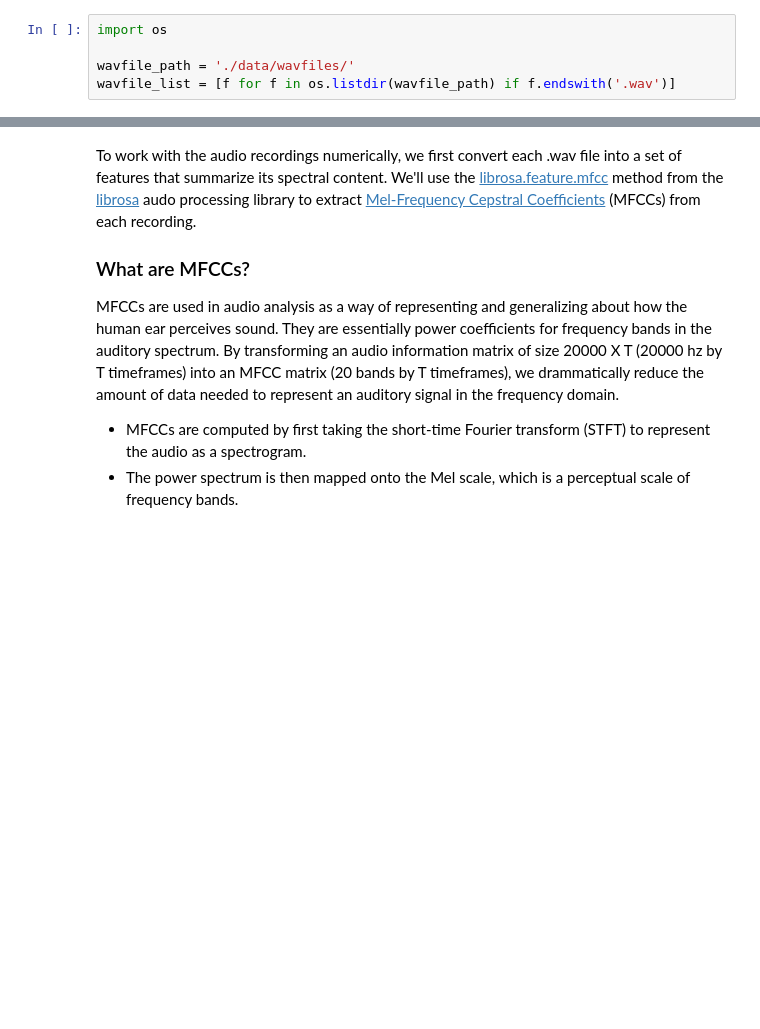
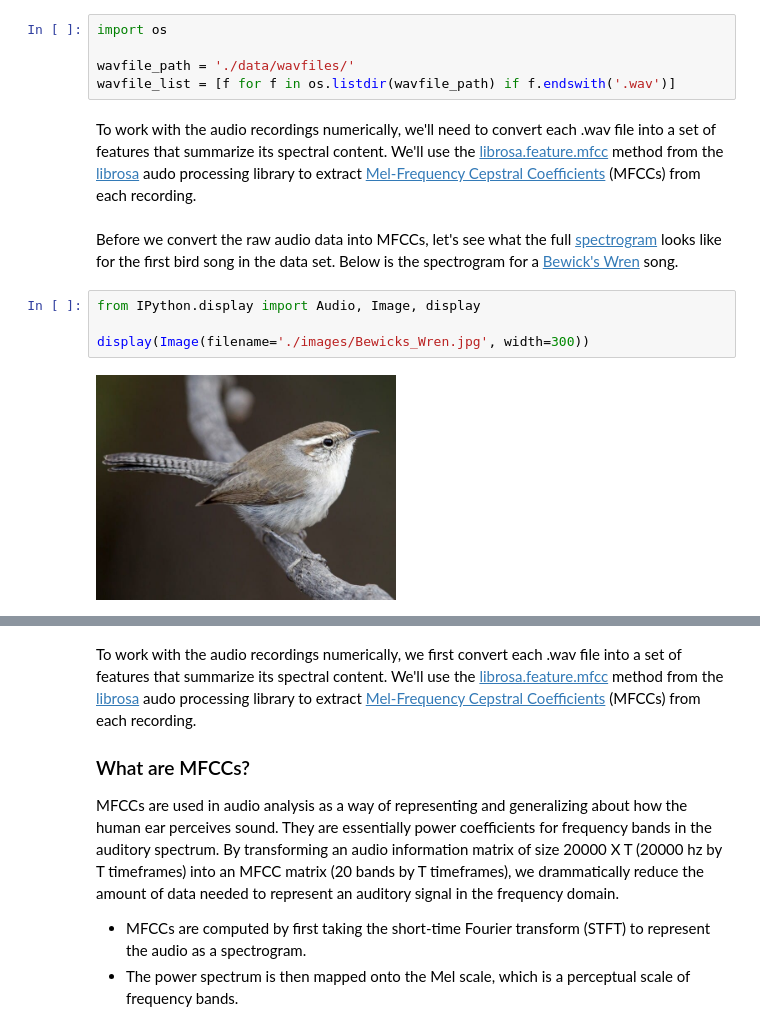
Before and after one commit to PaulHBartley/DTSA-5510, a Jupyter notebook: DTSA-5510_final_project.ipynb, the cells around one changed output, grey strips where cells are left out. Cells and saved outputs as stored; diff of their text form; blank space fills up the shorter version.

```diff
--- a/DTSA-5510_final_project.ipynb
+++ b/DTSA-5510_final_project.ipynb
@@ -143,3 +148,14 @@ import os
 
 wavfile_path = './data/wavfiles/'
 wavfile_list = [f for f in os.listdir(wavfile_path) if f.endswith('.wav')]
+# %% [markdown]
+To work with the audio recordings numerically, we'll need to convert each .wav file into a set of features that summarize its spectral content.
+We'll use the [librosa.feature.mfcc](https://librosa.org/doc/main/generated/librosa.feature.mfcc.html) method from the [librosa](https://librosa.org/) audo processing library to extract [Mel-Frequency Cepstral Coefficients](https://en.wikipedia.org/wiki/Mel-frequency_cepstrum) (MFCCs) from each recording.
+# %% [markdown]
+Before we convert the raw audio data into MFCCs, let's see what the full [spectrogram](https://en.wikipedia.org/wiki/Spectrogram) looks like for the first bird song in the data set. Below is the spectrogram for a [Bewick's Wren](https://en.wikipedia.org/wiki/Bewick%27s_wren) song.
+# %%
+from IPython.display import Audio, Image, display
+
+display(Image(filename='./images/Bewicks_Wren.jpg', width=300))
+# %% [output]
+[figure, added]
```
Also changed, not shown: parts of 4 cells of this notebook, 4 other files.
